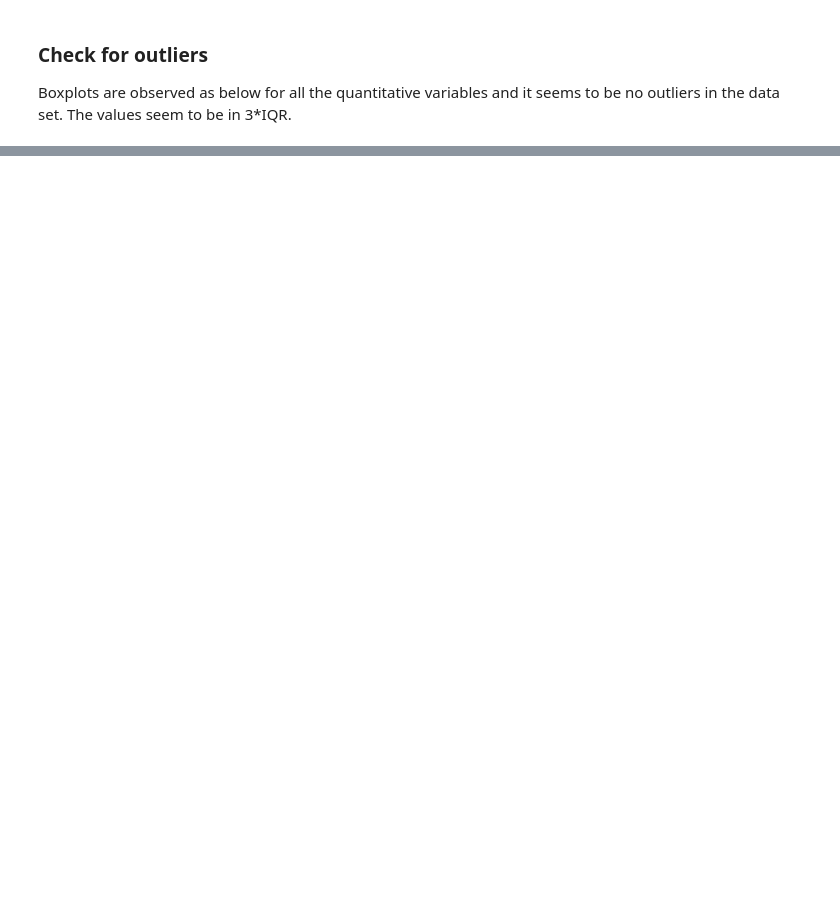
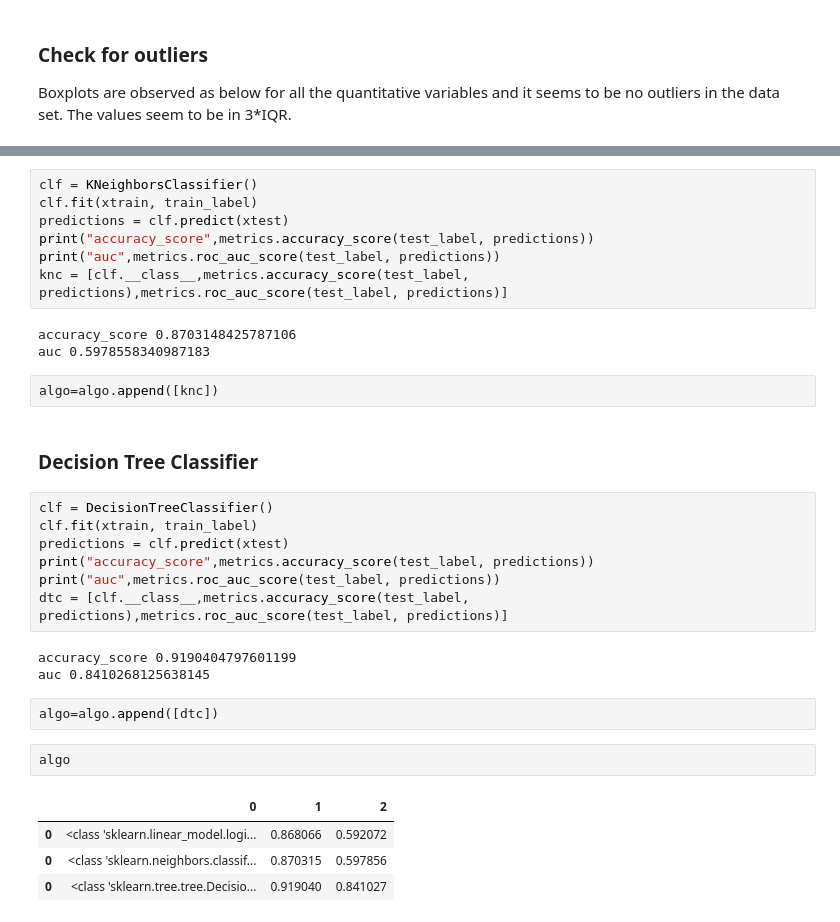
Before and after one commit to ishanify/Analytics-Projects, a Jupyter notebook: analysis_customer_churn.ipynb, the cells around one changed output, grey strips where cells are left out. Saved outputs shown, nothing was run; the diff lists cells and outputs as text; blank space fills up the shorter version.

Commit message:
ML algo added

```diff
--- a/analysis_customer_churn.ipynb
+++ b/analysis_customer_churn.ipynb
@@ -180,0 +240,33 @@ sns.countplot(data.Churn)
+# %%
+clf = KNeighborsClassifier()
+clf.fit(xtrain, train_label)
+predictions = clf.predict(xtest)
+print("accuracy_score",metrics.accuracy_score(test_label, predictions))
+print("auc",metrics.roc_auc_score(test_label, predictions))
+knc = [clf.__class__,metrics.accuracy_score(test_label, predictions),metrics.roc_auc_score(test_label, predictions)]
+# %% [output]
+accuracy_score 0.8703148425787106
+auc 0.5978558340987183
+# %%
+algo=algo.append([knc])
+# %% [markdown]
+### Decision Tree Classifier
+# %%
+clf = DecisionTreeClassifier()
+clf.fit(xtrain, train_label)
+predictions = clf.predict(xtest)
+print("accuracy_score",metrics.accuracy_score(test_label, predictions))
+print("auc",metrics.roc_auc_score(test_label, predictions))
+dtc = [clf.__class__,metrics.accuracy_score(test_label, predictions),metrics.roc_auc_score(test_label, predictions)]
+# %% [output]
+accuracy_score 0.9190404797601199
+auc 0.8410268125638145
+# %%
+algo=algo.append([dtc])
+# %%
+algo
+# %% [output]
+|  | 0 | 1 | 2 |
+| 0 | <class 'sklearn.linear_model.logi... | 0.868066 | 0.592072 |
+| 0 | <class 'sklearn.neighbors.classif... | 0.870315 | 0.597856 |
+| 0 | <class 'sklearn.tree.tree.Decisio... | 0.919040 | 0.841027 |
```
Also changed, not shown: parts of 17 cells of this notebook.
